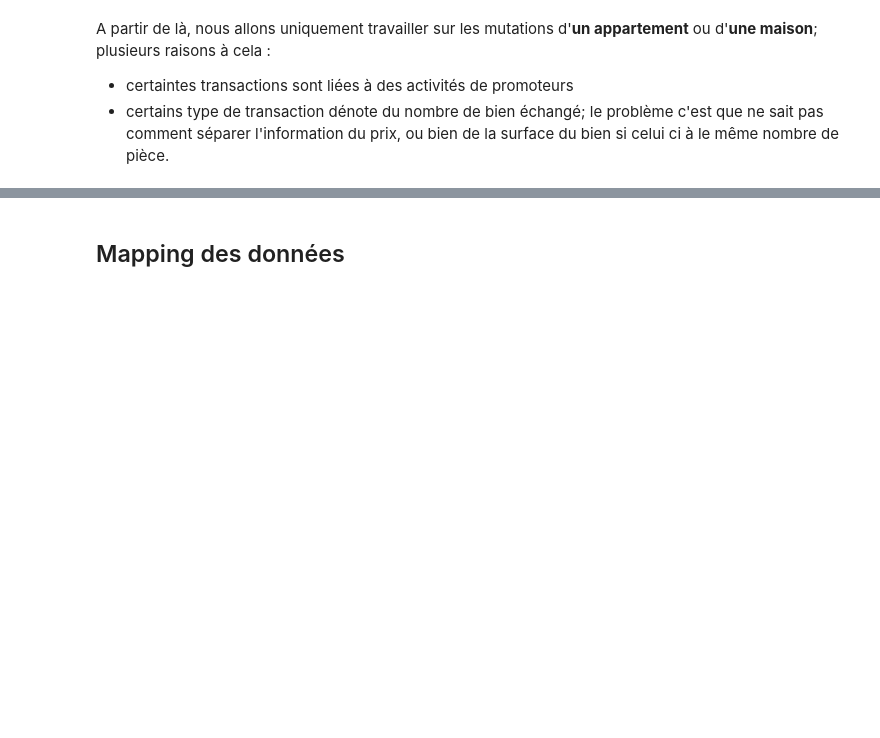
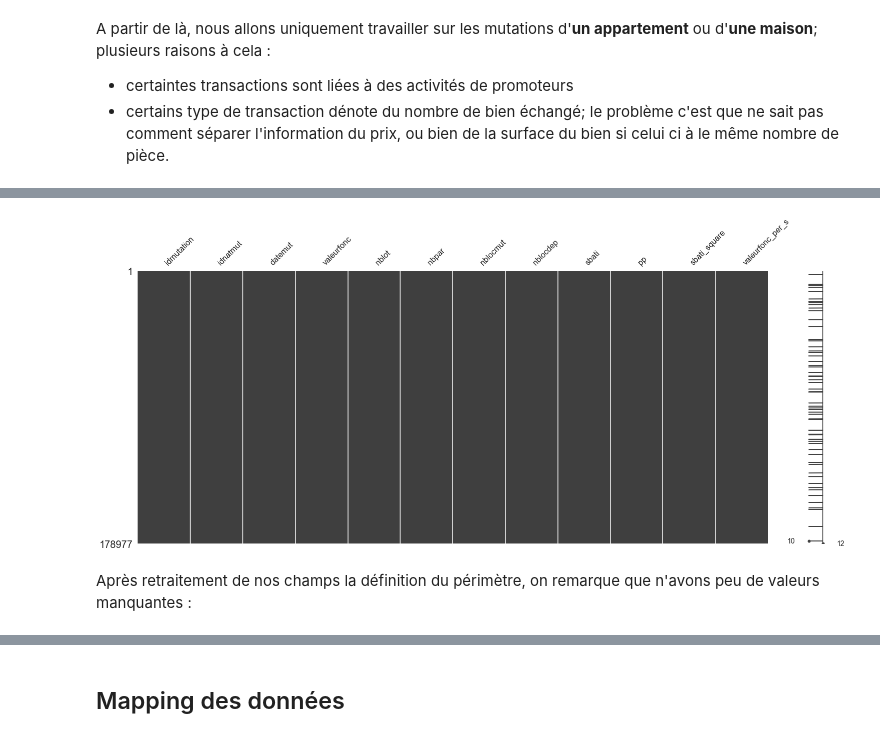
Before and after one commit to Orlogskapten/dvf_ensae_sbra, a Jupyter notebook: wen/mapping_first_look.ipynb, the cells around one changed output, grey strips where cells are left out. Saved outputs shown, nothing was run; the diff lists cells and outputs as text; code cells hidden in the pictures; blank space fills up the shorter version.

```diff
--- a/wen/mapping_first_look.ipynb
+++ b/wen/mapping_first_look.ipynb
@@ -234,0 +244,3 @@ Series([], Name: codservch, dtype: int64)
+# %%
+type_mut= ["Adjudication", "Echange"]
+paris_mutation= paris_mutation[~paris_mutation["libnatmut"].isin(type_mut)]
@@ -234,0 +251,9 @@ Series([], Name: codservch, dtype: int64)
+# %%
+paris_mutation= paris_mutation.drop(columns= dont_keep_col)
+paris_mutation= paris_mutation.drop(columns= ["anneemut", "moismut", "l_artcgi", "l_codinsee"
+                                             , "l_idpar", "l_section", "l_idparmut"
+                                             , "l_idlocmut", "sbatapt", "libnatmut"])
+# %%
+paris_mutation["sbati_square"]= paris_mutation["sbati"]*paris_mutation["sbati"]
+# %%
+paris_mutation["valeurfonc_per_s"]= paris_mutation["valeurfonc"]/paris_mutation["sbati"]
@@ -234,0 +269,7 @@ Series([], Name: codservch, dtype: int64)
+# %%
+msno.matrix(paris_mutation)
+plt.show()
+# %% [output]
+[figure, added]
+# %% [markdown]
+Après retraitement de nos champs la définition du périmètre, on remarque que n'avons peu de valeurs manquantes :
```
Also changed, not shown: parts of 34 cells of this notebook.
